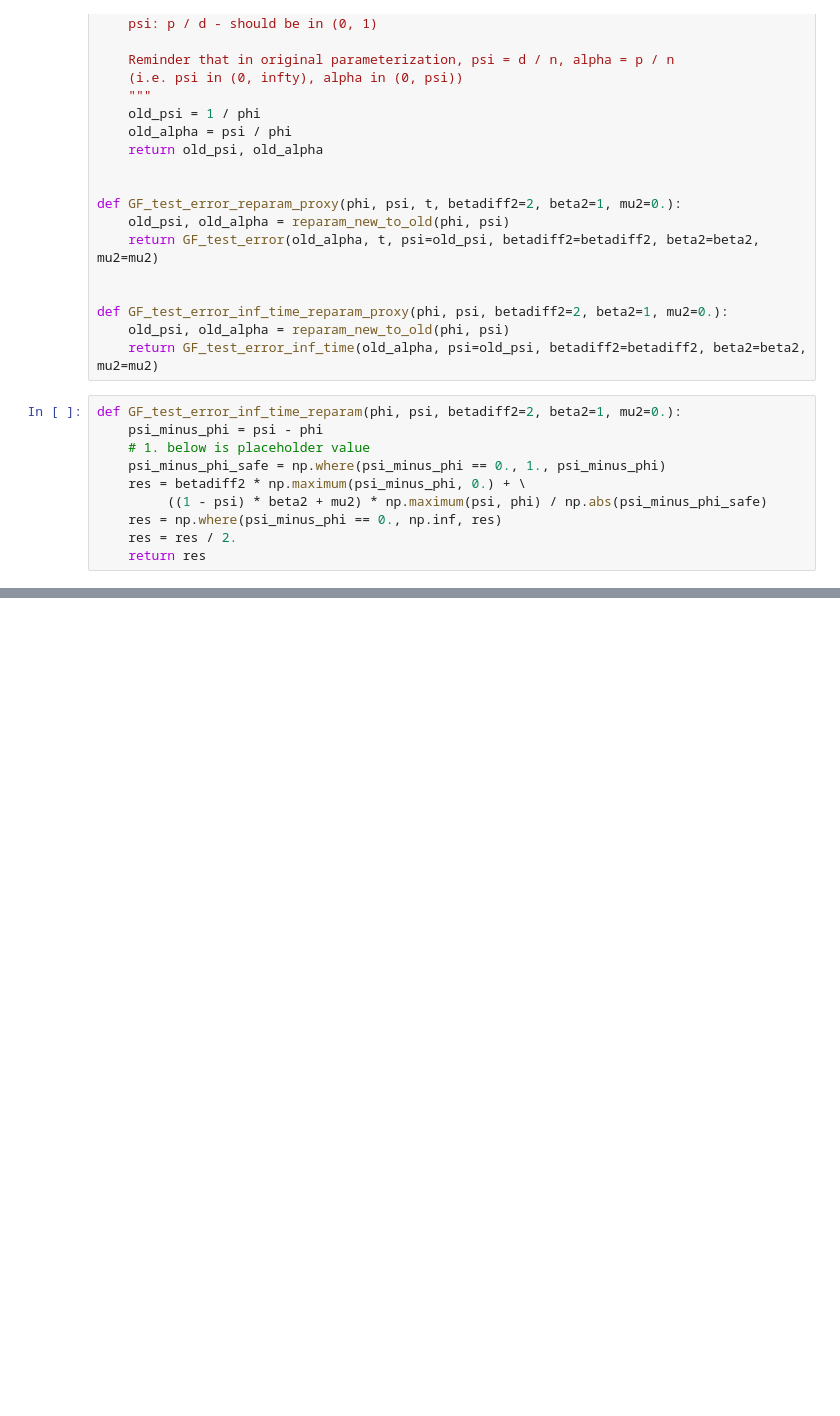
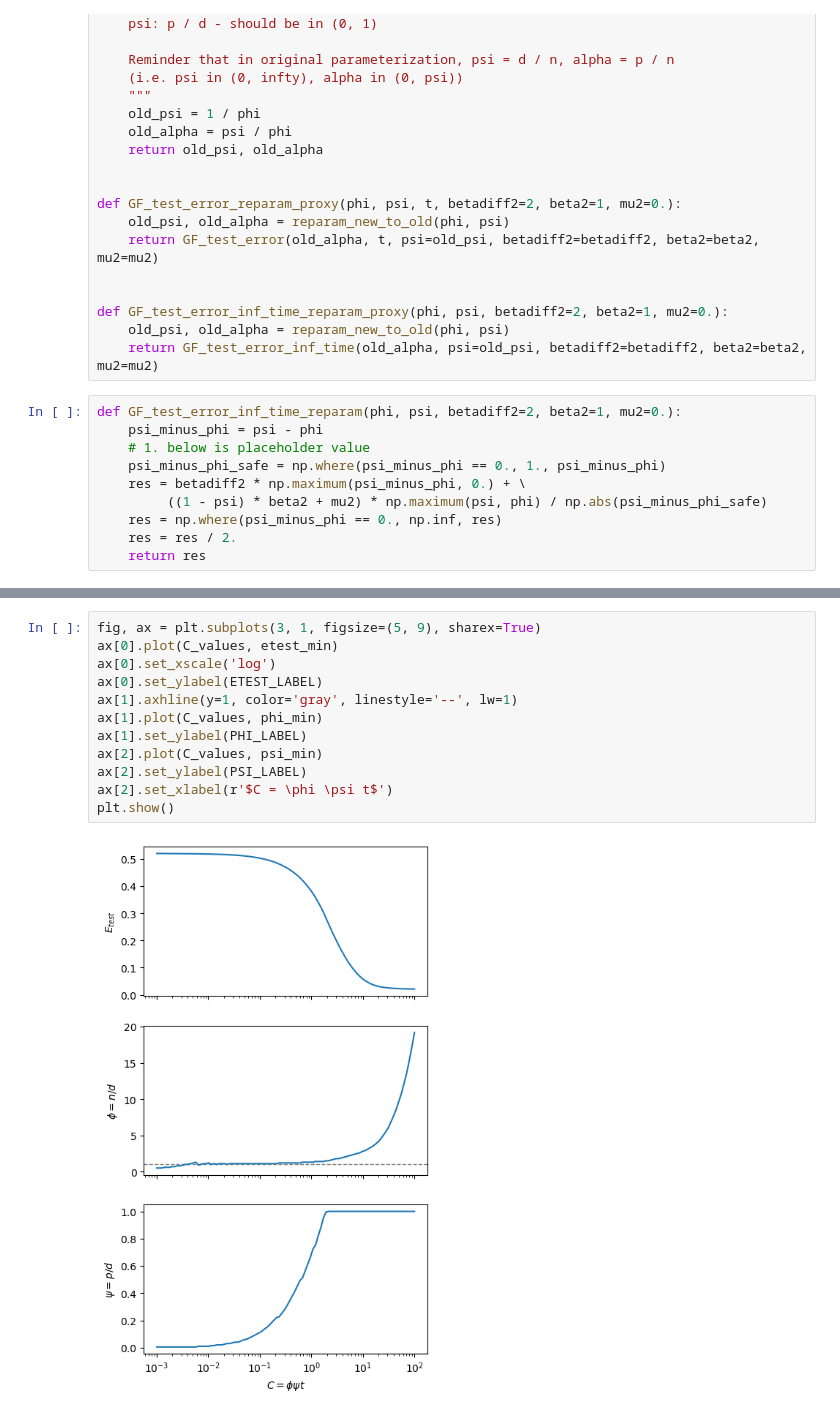
Before and after one commit to feathernox/sgf_dyn, a Jupyter notebook: notebooks/scaling_laws.ipynb, the cells around one changed output, grey strips where cells are left out. Cells and saved outputs as stored; diff of their text form; blank space fills up the shorter version.

```diff
--- a/notebooks/scaling_laws.ipynb
+++ b/notebooks/scaling_laws.ipynb
@@ -133,0 +162,14 @@ plt.show()
+# %%
+fig, ax = plt.subplots(3, 1, figsize=(5, 9), sharex=True)
+ax[0].plot(C_values, etest_min)
+ax[0].set_xscale('log')
+ax[0].set_ylabel(ETEST_LABEL)
+ax[1].axhline(y=1, color='gray', linestyle='--', lw=1)
+ax[1].plot(C_values, phi_min)
+ax[1].set_ylabel(PHI_LABEL)
+ax[2].plot(C_values, psi_min)
+ax[2].set_ylabel(PSI_LABEL)
+ax[2].set_xlabel(r'$C = \phi \psi t$')
+plt.show()
+# %% [output]
+[figure, added]
```
Also changed, not shown: parts of 5 cells of this notebook.
